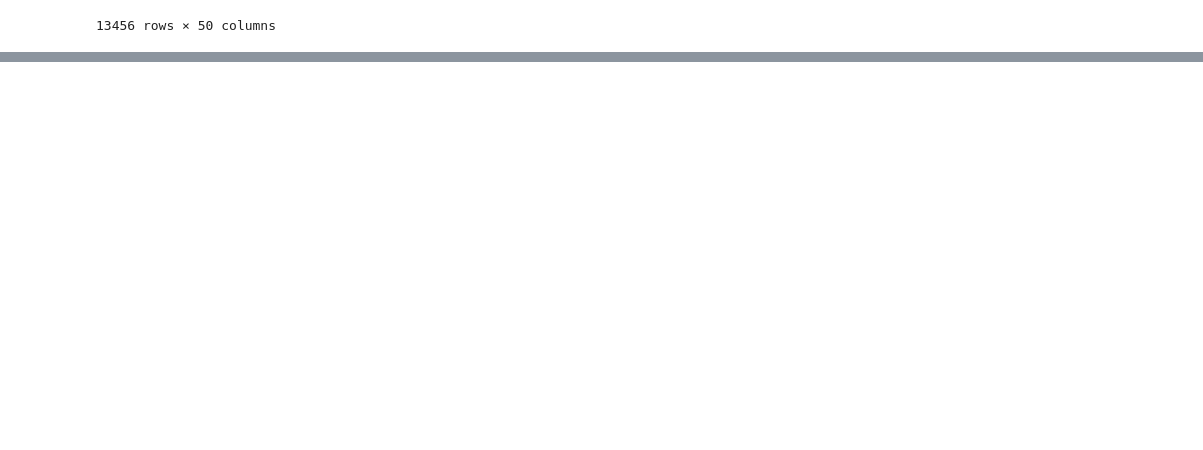
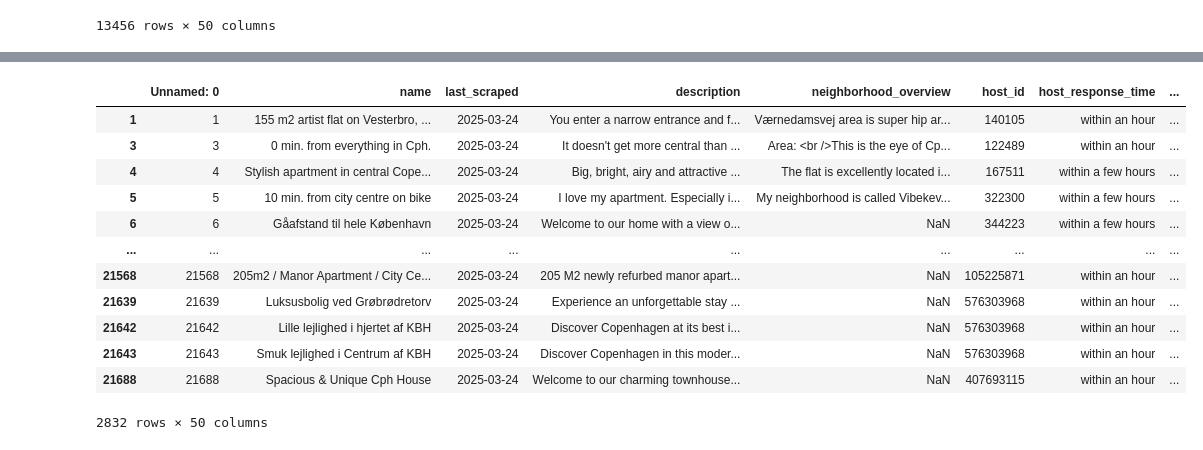
Before and after one commit to A01735502/extracciondedatos, a Jupyter notebook: Tarea extraccion semana 1/ACTIVIDAD2.2.ipynb, the cells around one changed output, grey strips where cells are left out. Saved outputs shown, nothing was run; the diff lists cells and outputs as text; code cells hidden in the pictures; blank space fills up the shorter version.

```diff
--- a/Tarea extraccion semana 1/ACTIVIDAD2.2.ipynb
+++ b/Tarea extraccion semana 1/ACTIVIDAD2.2.ipynb
@@ -92,0 +174,18 @@ host_res
+# %%
+#Los registros que “sean superhost”
+host = df[df["host_is_superhost"] == "t"]
+host
+# %% [output]
+|  | Unnamed: 0 | name | last_scraped | description | neighborhood_overview | host_id | host_response_time | ... |
+| 1 | 1 | 155 m2 artist flat on Vesterbro, ... | 2025-03-24 | You enter a narrow entrance and f... | Værnedamsvej area is super hip ar... | 140105 | within an hour | ... |
+| 3 | 3 | 0 min. from everything in Cph. | 2025-03-24 | It doesn't get more central than ... | Area: <br />This is the eye of Cp... | 122489 | within an hour | ... |
+| 4 | 4 | Stylish apartment in central Cope... | 2025-03-24 | Big, bright, airy and attractive ... | The flat is excellently located i... | 167511 | within a few hours | ... |
+| 5 | 5 | 10 min. from city centre on bike | 2025-03-24 | I love my apartment. Especially i... | My neighborhood is called Vibekev... | 322300 | within a few hours | ... |
+| 6 | 6 | Gåafstand til hele København | 2025-03-24 | Welcome to our home with a view o... | NaN | 344223 | within a few hours | ... |
+| ... | ... | ... | ... | ... | ... | ... | ... | ... |
+| 21568 | 21568 | 205m2 / Manor Apartment / City Ce... | 2025-03-24 | 205 M2 newly refurbed manor apart... | NaN | 105225871 | within an hour | ... |
+| 21639 | 21639 | Luksusbolig ved Grøbrødretorv | 2025-03-24 | Experience an unforgettable stay ... | NaN | 576303968 | within an hour | ... |
+| 21642 | 21642 | Lille lejlighed i hjertet af KBH | 2025-03-24 | Discover Copenhagen at its best i... | NaN | 576303968 | within an hour | ... |
+| 21643 | 21643 | Smuk lejlighed i Centrum af KBH | 2025-03-24 | Discover Copenhagen in this moder... | NaN | 576303968 | within an hour | ... |
+| 21688 | 21688 | Spacious & Unique Cph House | 2025-03-24 | Welcome to our charming townhouse... | NaN | 407693115 | within an hour | ... |
+2832 rows × 50 columns
```
Also changed, not shown: parts of 7 cells of this notebook.
